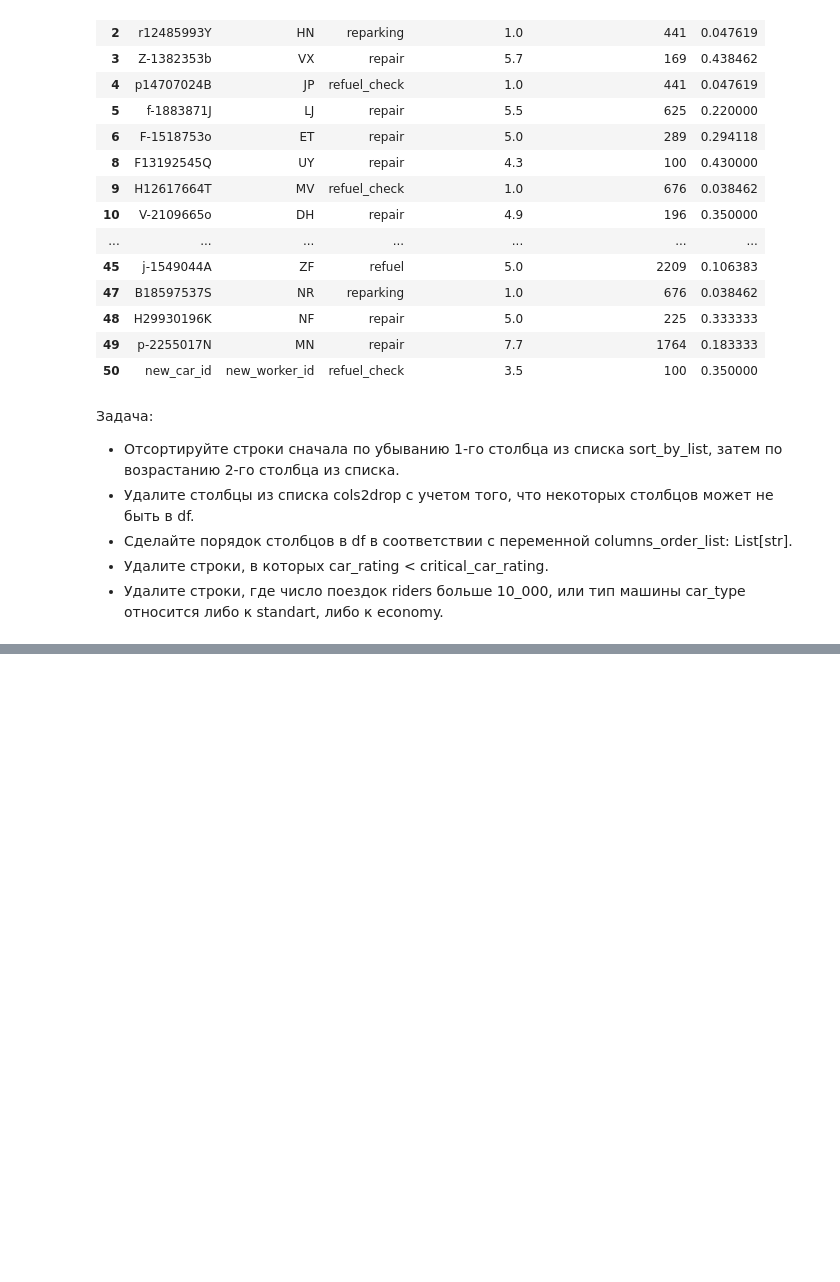
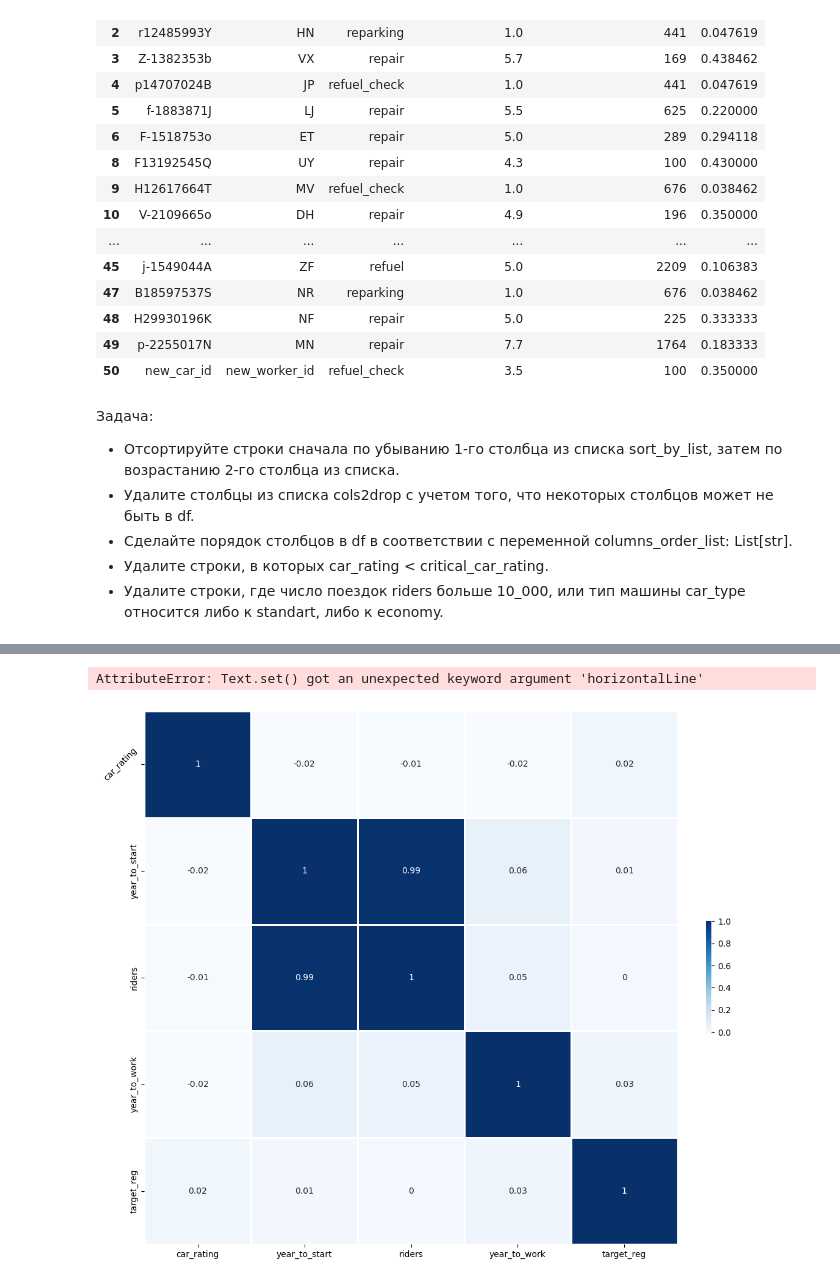
Before and after one commit to dimonpd/Competitive_Data_Science, a Jupyter notebook: notebooks/homework.ipynb, the cells around one changed output, grey strips where cells are left out. Cells and saved outputs as stored; diff of their text form; code cells hidden in the pictures; blank space fills up the shorter version.

```diff
--- a/notebooks/homework.ipynb
+++ b/notebooks/homework.ipynb
@@ -202,0 +425,4 @@ None
+# %%
+path = 'https://raw.githubusercontent.com/a-milenkin/Competitive_Data_Science/main/data/car_train.csv'
+df = pd.read_csv(path)
+df.head()
@@ -202,0 +436,16 @@ None
+# %%
+plt.rcParams["figure.figsize"] = (12, 12)
+# %%
+heatmap = sns.heatmap(
+    df.corr(numeric_only=True).round(2),
+    annot=True,
+    square=True,
+    cmap='Blues',
+    cbar_kws={'fraction': 0.01},
+    linewidths=2,
+)
+
+heatmap.set_yticklabels(heatmap.get_yticklabels(), rotation = 45, horizontalLine='right')
+# %% [output]
+AttributeError: Text.set() got an unexpected keyword argument 'horizontalLine'
+[figure, added]
```
Also changed, not shown: parts of 50 cells of this notebook, 1 other file.
